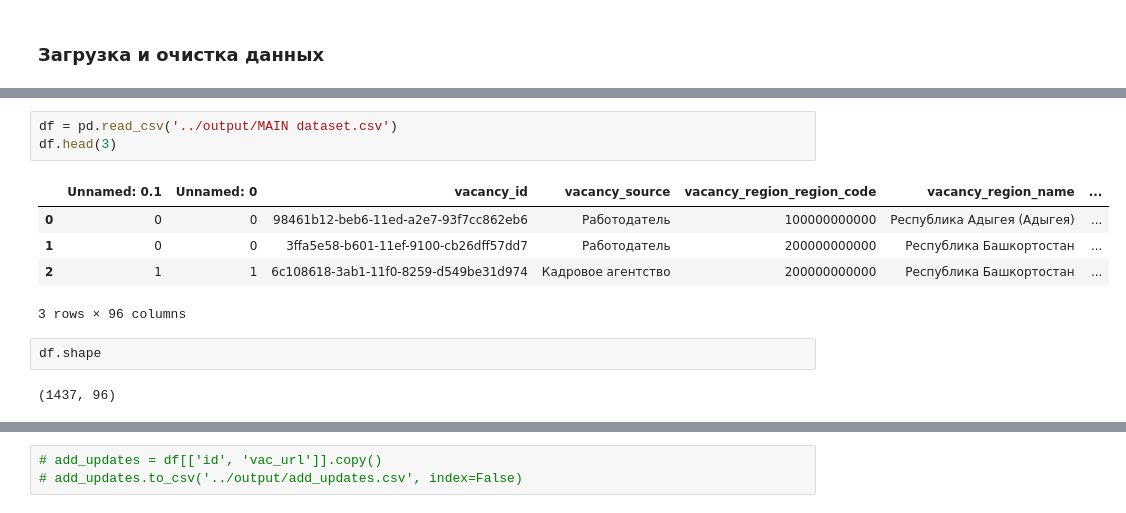
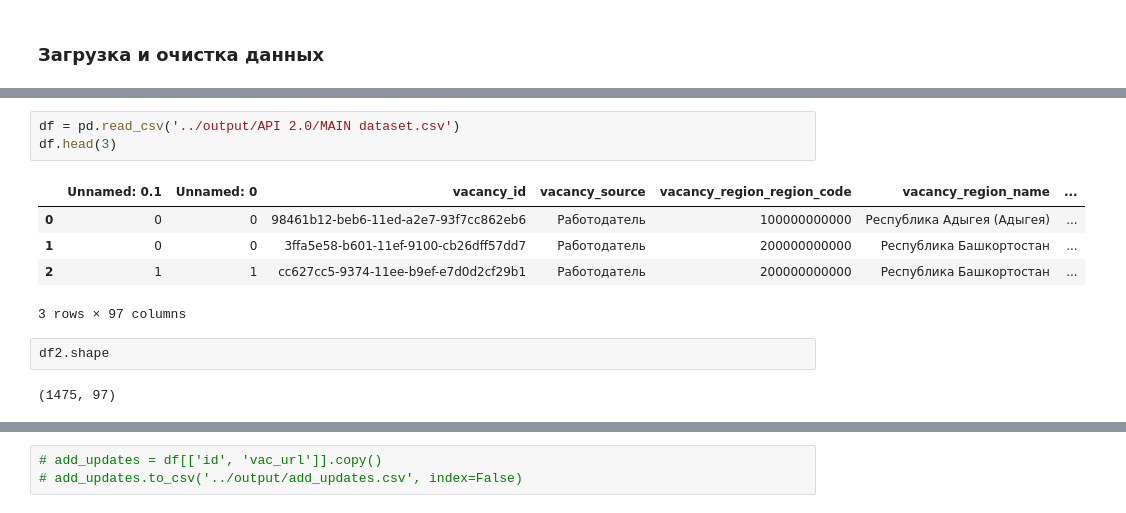
Before and after one commit to yanina-sorokina/glasnaya, a Jupyter notebook: API OBGYN trudvsem.ipynb, the cells around one changed output, grey strips where cells are left out. Saved outputs shown, nothing was run; the diff lists cells and outputs as text.

```diff
--- a/API OBGYN trudvsem.ipynb
+++ b/API OBGYN trudvsem.ipynb
@@ -144,13 +136,13 @@ import numpy as np
 # %%
-df = pd.read_csv('../output/MAIN dataset.csv')
+df = pd.read_csv('../output/API 2.0/MAIN dataset.csv')
 df.head(3)
 # %% [output]
 |  | Unnamed: 0.1 | Unnamed: 0 | vacancy_id | vacancy_source | vacancy_region_region_code | vacancy_region_name | ... |
 | 0 | 0 | 0 | 98461b12-beb6-11ed-a2e7-93f7cc862eb6 | Работодатель | 100000000000 | Республика Адыгея (Адыгея) | ... |
 | 1 | 0 | 0 | 3ffa5e58-b601-11ef-9100-cb26dff57dd7 | Работодатель | 200000000000 | Республика Башкортостан | ... |
-| 2 | 1 | 1 | 6c108618-3ab1-11f0-8259-d549be31d974 | Кадровое агентство | 200000000000 | Республика Башкортостан | ... |
+| 2 | 1 | 1 | cc627cc5-9374-11ee-b9ef-e7d0d2cf29b1 | Работодатель | 200000000000 | Республика Башкортостан | ... |
-3 rows × 96 columns
+3 rows × 97 columns
 # %%
-df.shape
+df2.shape
 # %% [output]
-(1437, 96)
+(1475, 97)
```
Also changed, not shown: parts of 22 cells of this notebook.
